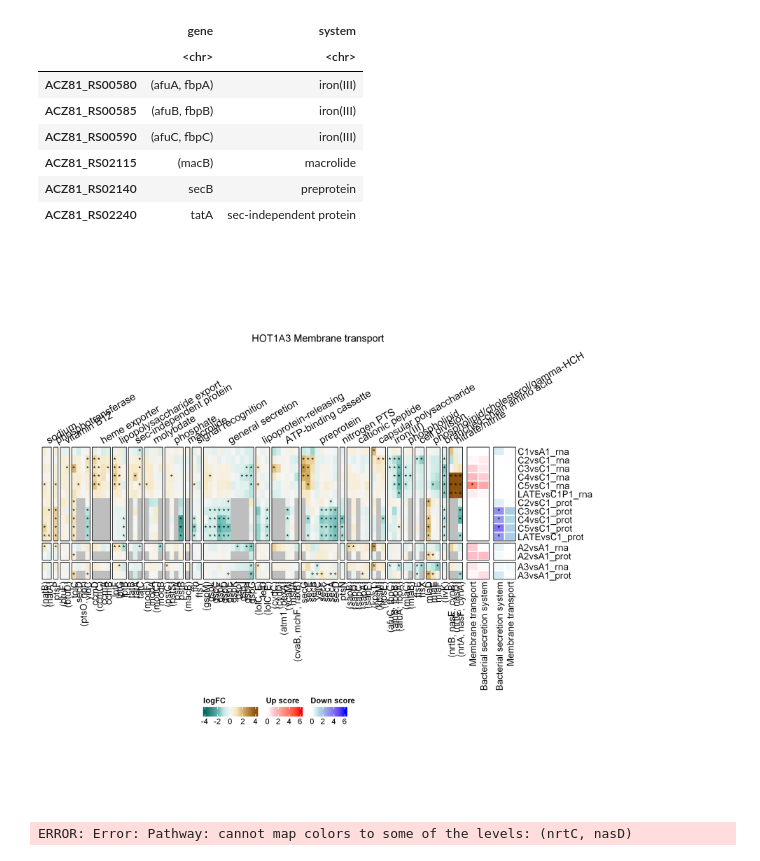
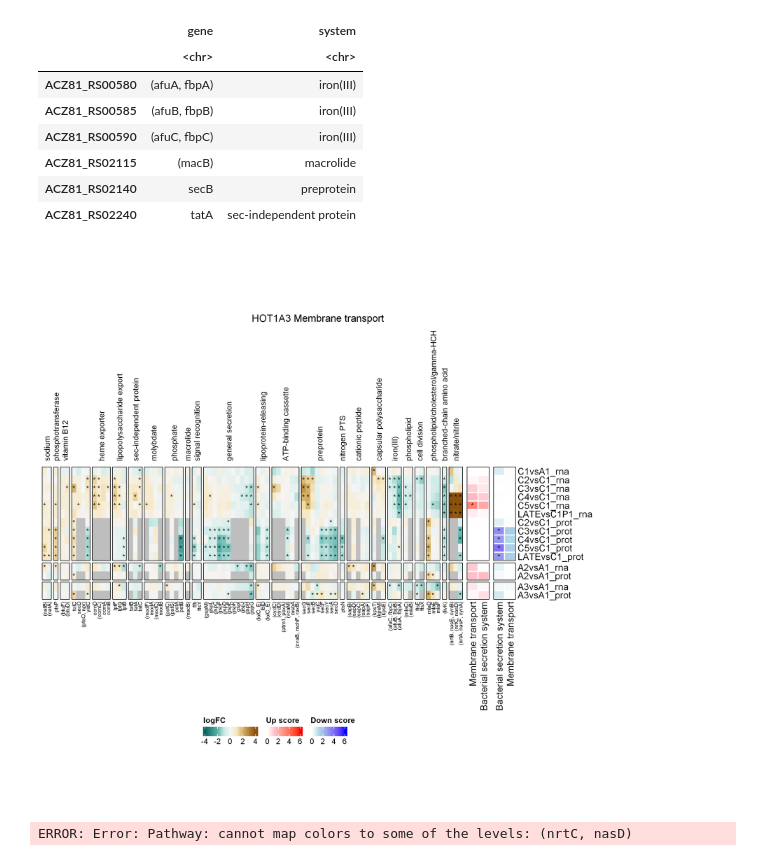
Before and after one commit to wosnat/CC1A3, a Jupyter notebook: Enrichment/CC1A3 HOT1A3 AA heatmaps Enrichment.ipynb, the cells around one changed output. Cells and saved outputs as stored; diff of their text form; code cells hidden in the pictures.

```diff
--- a/Enrichment/CC1A3 HOT1A3 AA heatmaps Enrichment.ipynb
+++ b/Enrichment/CC1A3 HOT1A3 AA heatmaps Enrichment.ipynb
@@ -1175,36 +1227,38 @@ Heatmap(
      show_column_dend = FALSE,
      row_order = rownames(goseq_meta),
      row_split = goseq_meta$Group,
 
 #     #row_title_gp = gpar(col = group_pal),
      row_names_gp = gpar(col = group_pal),
      border=TRUE,
 #     width=unit(1, 'cm'),
      height=unit(6, 'cm'),
      heatmap_legend_param = list(direction = "horizontal"),
      row_title=NULL,
      #column_title=NULL,
     column_split = gene_meta$system,
-    #column_title_gp = gpar(fontsize = 15),
-    column_title_rot = 30,
+    column_title_gp = gpar(fontsize = 10),
+    column_title_rot = 90,
     column_labels=gene_meta$gene,
+    column_names_gp = gpar(fontsize = 7),
+
 #     top_annotation = HeatmapAnnotation(
 #         Pathway=gene_meta$system,
 #         #show_legend =FALSE,
 #         #col = list(Pathway = c('Yes' = "grey", 'No' = "white"))#,
 #         #show_legend=FALSE,
 #     ),
 
     cell_fun = function(j, i, x, y, width, height, fill) {
         grid.text(sprintf("%s", gene_stars[i, j]), x, y, gp = gpar(fontsize = 9))
     },
 
     #column_title = 'MED4: GOSEQ Score - upregulated',
 ) #, annotation_col = goseq_meta) #, annotation_row = path_meta)
 ht_list = gene_mat + up_mat + down_mat #+ ann_mat
 draw(ht_list, heatmap_legend_side = "bottom", merge_legend = TRUE,column_title = module_title )
 # %% [output]
-[figure, old version]
+[figure, new version]
 # %%
 
 up_stars = goseq_res %>% filter(pathway %in% toppaths$pathway, type=='up') %>%
```
Also changed, not shown: parts of 9 cells of this notebook, 4 other files.
